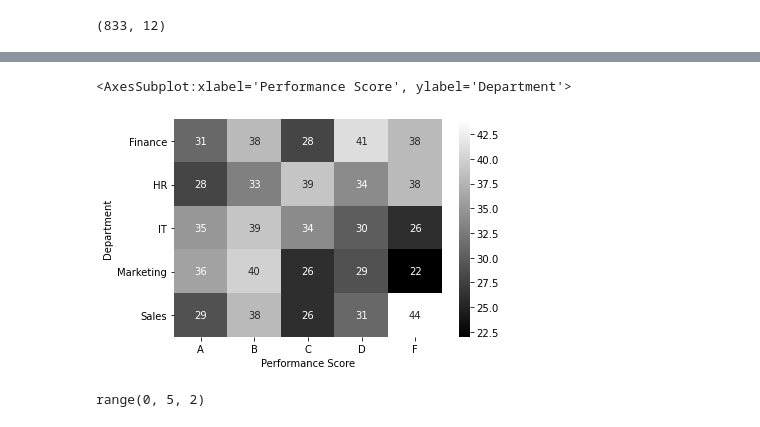
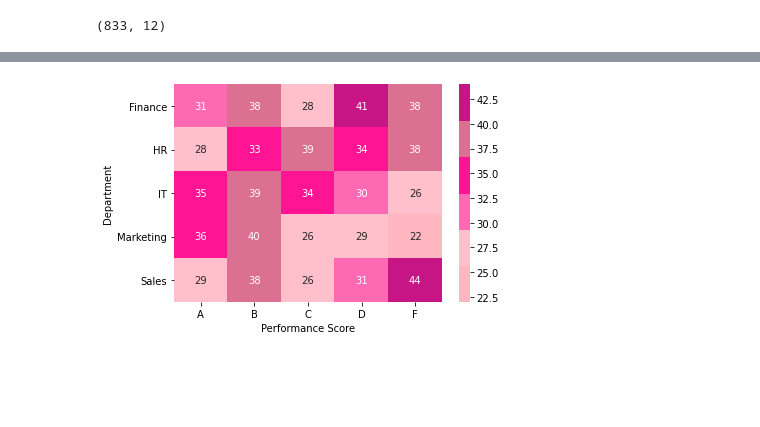
Before and after one commit to Sodiqlef/HR_dataset, a Jupyter notebook: visualization.ipynb, the cells around one changed output, grey strips where cells are left out. Saved outputs shown, nothing was run; the diff lists cells and outputs as text; code cells hidden in the pictures; blank space fills up the shorter version.

```diff
--- a/visualization.ipynb
+++ b/visualization.ipynb
@@ -37,15 +38,11 @@ pyplot.show()
 # %%
 #Grade Distribution by Department
 unstacked = df.groupby(["Department", "Performance Score"]).size().unstack(fill_value=0)
-seaborn.heatmap(unstacked, annot=True, cmap="gray")
+seaborn.heatmap(unstacked, annot=True, cmap = ["#FFB6C1", "#FFC0CB", "#FF69B4", "#FF1493", "#DB7093", "#C71585"]
+)
+pyplot.show()
 # %% [output]
-<AxesSubplot:xlabel='Performance Score', ylabel='Department'>
-[figure, old version]
+[figure, new version]
-# %%
-grade_map = {'A': 5, 'B': 4, 'C': 3, 'D': 2, 'F':1}
-df["grade_num"] = df["grade"].map(grade_map)
-# %% [output]
-range(0, 5, 2)
 # %%
 #Year with the most recruiment
 yearGroup = df.groupby("Year").size().sort_values()
```
Also changed, not shown: parts of 12 cells of this notebook.
